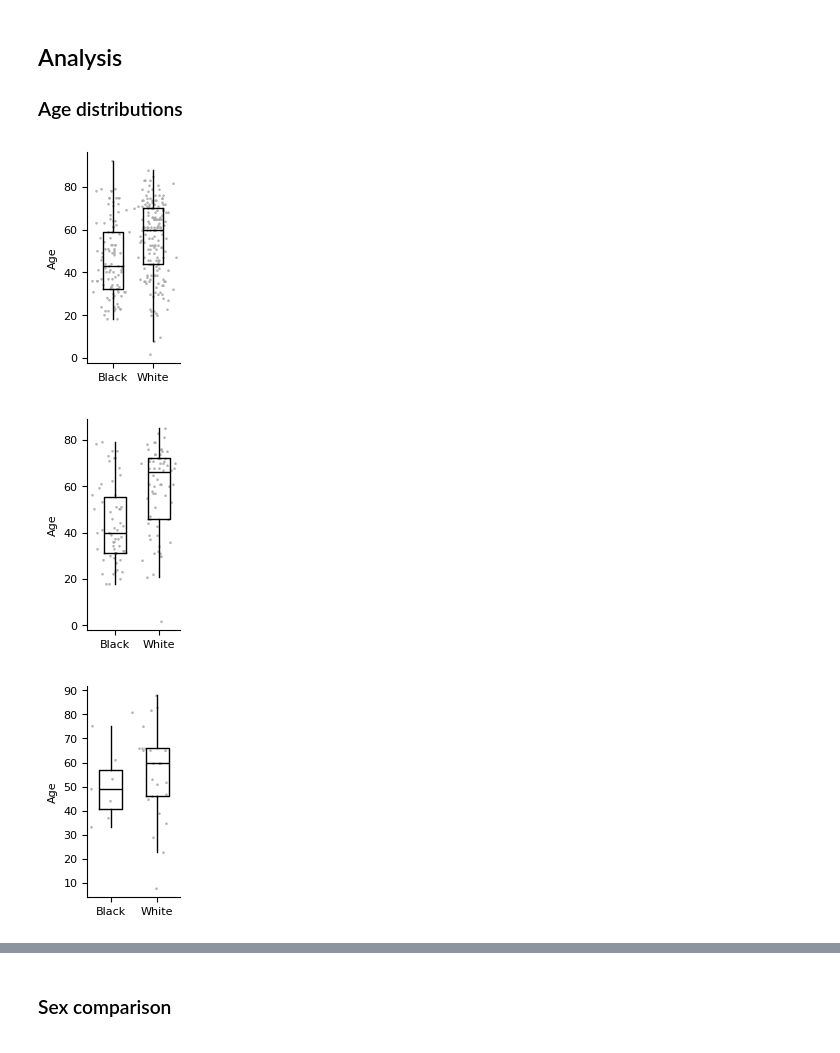
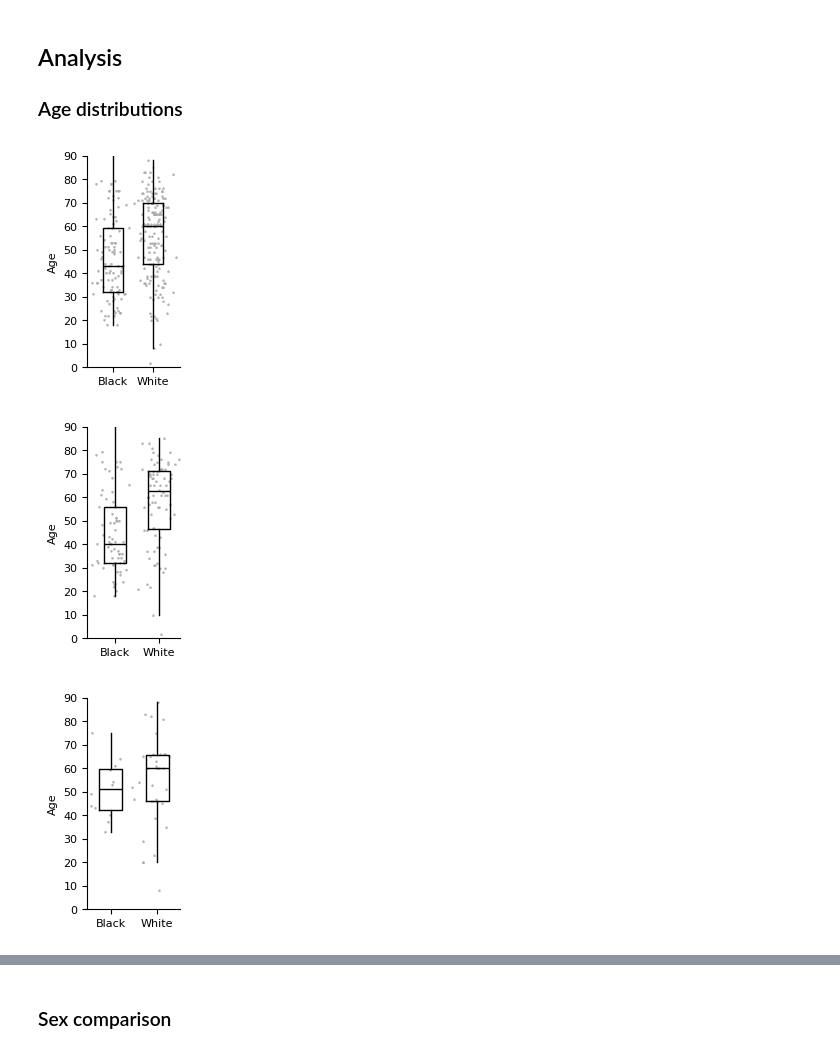
Before and after one commit to PNNL-CompBio/amlMultidrugResistance, a Jupyter notebook: aml_outcome_disparities/analysis/dylan/metadata_comparisons.ipynb, the cells around one changed output, grey strips where cells are left out. Drawn from its saved outputs; the diff is of its cells as text; code cells hidden in the pictures.

```diff
--- a/aml_outcome_disparities/analysis/dylan/metadata_comparisons.ipynb
+++ b/aml_outcome_disparities/analysis/dylan/metadata_comparisons.ipynb
@@ -100,6 +100,7 @@ def age_boxplot(
     for d in ["top", "right"]:
         ax.spines[d].set_visible(False)
     ax.set_ylabel("Age")
+    ax.set_ylim((0, 90))
     if figname is not None:
         plt.savefig(figname, dpi=400, bbox_inches="tight", transparent=True)
     plt.show()
@@ -117,29 +118,25 @@ age_boxplot(
     figname=os.path.join(FIGURE_DIR, "age_comparison_all.png")
 )
 # %% [output]
-[figure, old version]
+[figure, new version]
 # %%
 age_boxplot(
     meta.filter(
         (pl.col("Race") == "White")
         & pl.col("Age").is_not_null()
         & ~pl.col("NPM1")
         & ~pl.col("FLT3_ITD")
-        & ~pl.col("IDH1+IDH2")
-        & ~pl.col("NRAS")
     )["Age"].to_list(),
     meta.filter(
         (pl.col("Race") == "Black")
         & pl.col("Age").is_not_null()
         & ~pl.col("NPM1")
         & ~pl.col("FLT3_ITD")
-        & ~pl.col("IDH1+IDH2")
-        & ~pl.col("NRAS")
     )["Age"].to_list(),
     figname=os.path.join(FIGURE_DIR, "age_comparison_WT.png")
 )
 # %% [output]
-[figure, old version]
+[figure, new version]
 # %%
 age_boxplot(
     meta.filter(
@@ -147,18 +144,14 @@ age_boxplot(
         & pl.col("Age").is_not_null()
         & pl.col("NPM1")
         & ~pl.col("FLT3_ITD")
-        & ~pl.col("IDH1+IDH2")
-        & ~pl.col("NRAS")
     )["Age"].to_list(),
     meta.filter(
         (pl.col("Race") == "Black")
         & pl.col("Age").is_not_null()
         & pl.col("NPM1")
         & ~pl.col("FLT3_ITD")
-        & ~pl.col("IDH1+IDH2")
-        & ~pl.col("NRAS")
     )["Age"].to_list(),
     figname=os.path.join(FIGURE_DIR, "age_comparison_NPM1.png")
 )
 # %% [output]
-[figure, old version]
+[figure, new version]
```
Also changed, not shown: parts of 7 cells of this notebook, 11 other files.
